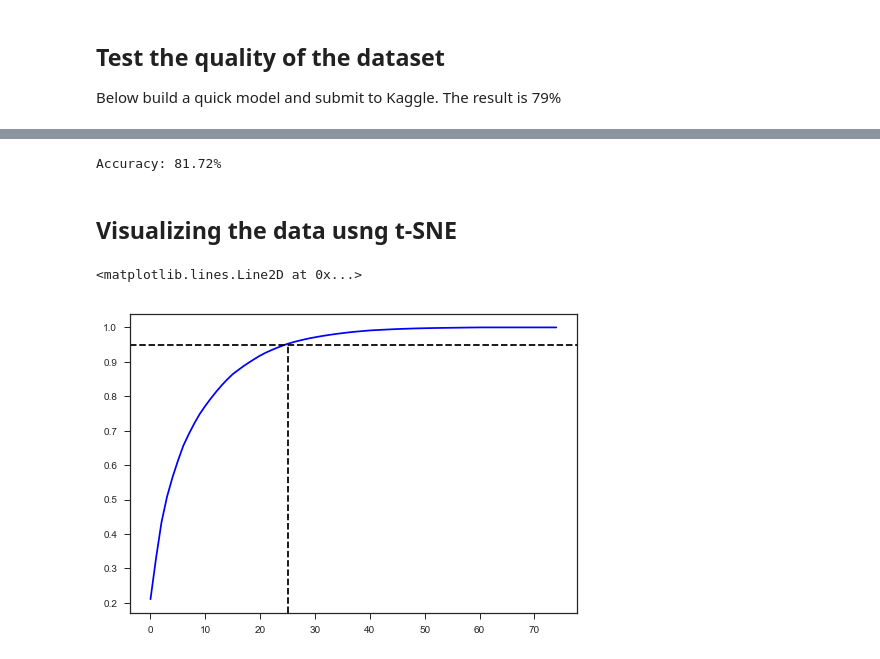
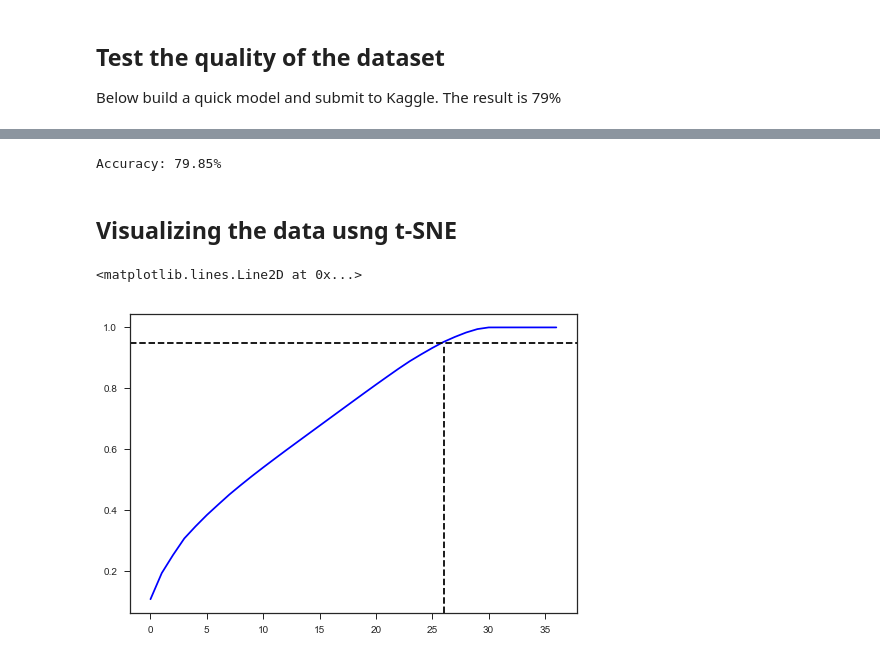
Before and after one commit to ymlai87416/PythonPlayground, a Jupyter notebook: DataScience/Kaggle/Titanic Machine Learning from Disaster/Titanic (Data Preparation).ipynb, the cells around one changed output, grey strips where cells are left out. Drawn from its saved outputs; the diff is of its cells as text; code cells hidden in the pictures.

```diff
--- a/DataScience/Kaggle/Titanic Machine Learning from Disaster/Titanic (Data Preparation).ipynb
+++ b/DataScience/Kaggle/Titanic Machine Learning from Disaster/Titanic (Data Preparation).ipynb
@@ -403,15 +526,11 @@ from sklearn.metrics import accuracy_score
 
 from six.moves import cPickle as pickle
 
-sel_cols= ["Pclass", "Sex", "SibSp", \
-                        "Parch", "FamilyMember", "Embarked", "Salutation", "CabinArea", "AgeDiscrete", "FareDiscrete"]
-#create train and test set
-full_dataset = pandas.concat([train_raw[sel_cols], test_raw[sel_cols]])
-full_dataset = full_dataset.apply(LabelEncoder().fit_transform)
-
 #create train and test dataset
-train_dataset = full_dataset[:len(train_raw)]
-test_dataset = full_dataset[len(train_raw):]
+train_dataset = get_train_ds(full_ds, train_raw)
+test_dataset = get_train_ds(full_ds, test_raw)
+train_dataset.sort_index(inplace=True)
+test_dataset.sort_index(inplace=True)
 
 #create train label
 train_label = train_raw["Survived"]
@@ -440,3 +583,14 @@ except Exception as e:
 ## Test the quality of the dataset
 
 Below build a quick model and submit to Kaggle. The result is 79%
+# %%
+columns = ["Pclass", "Embarked_enc", "Salutation_enc", "CabinArea_enc"]
+train_ds_onehot = train_dataset[["Pclass", "Sex_enc", "SibSp", "Parch", "Fare", "CabinArea_enc",\
+                                   "Embarked_enc", "Salutation_enc", "FamilyMember"]]
+train_ds_onehot = pandas.get_dummies(train_ds_onehot, sparse=True, columns=columns)
+display(train_ds_onehot[0:10])
+
+scaler = preprocessing.StandardScaler().fit(train_ds_onehot)
+train_ds_onehot_scaled = scaler.transform(train_ds_onehot)
+
+display(pandas.DataFrame(train_ds_onehot_scaled[0:10]))
@@ -443,9 +623,22 @@ Below build a quick model and submit to Kaggle. The result is 79%
+# %%
+def transform_ds_to_input(dataset):
+    columns = ["Pclass", "Embarked_enc", "Salutation_enc", "CabinArea_enc"]
+    ds_onehot = dataset[["Pclass", "Sex_enc", "SibSp", "Parch", "Fare", "CabinArea_enc",\
+                                       "Embarked_enc", "Salutation_enc", "FamilyMember"]]
+    ds_onehot = pandas.get_dummies(ds_onehot, sparse=True, columns=columns)
+    scaler = preprocessing.StandardScaler().fit(ds_onehot)
+    ds_onehot_scaled = scaler.transform(ds_onehot)
+    return ds_onehot_scaled
+
+train_ds_onehot_scaled = transform_ds_to_input(train_dataset)
+test_ds_onehot_scaled = transform_ds_to_input(test_dataset)
 # %%
 seed = 10
 test_size = 0.3
-X_train, X_test, y_train, y_test = train_test_split(train_dataset, train_label, test_size=test_size)
+X_train, X_test, y_train, y_test = train_test_split(train_ds_onehot_scaled, train_label, test_size=test_size)
 
-clf = RandomForestClassifier(n_estimators=5, max_features=3, max_depth=3, min_samples_split=2, random_state=0)
+#clf = RandomForestClassifier(n_estimators=5, max_features=3, max_depth=3, min_samples_split=2, random_state=0)
+clf = RandomForestClassifier()
 clf.fit(X_train, y_train)
 
 # make predictions for test data
@@ -455,7 +648,7 @@ predictions = [round(value) for value in y_pred]
 accuracy = accuracy_score(y_test, predictions)
 print("Accuracy: %.2f%%" % (accuracy * 100.0))
 # %% [output]
-Accuracy: 81.72%
+Accuracy: 79.85%
 # %%
 r_pred = clf.predict(test_dataset)
 r_predictions = [int(round(value)) for value in r_pred]
@@ -468,19 +661,17 @@ submission_df.to_csv("submission_rf.csv", sep=',')
 # %%
 from sklearn.decomposition import PCA
 #study pca
 
-columns = ["Pclass", "Sex", "SibSp", "Parch", "FamilyMember", "Embarked", "Salutation", "CabinArea", "AgeDiscrete", "FareDiscrete"]
-train_datasett_onehot = pandas.get_dummies(train_dataset, sparse=True, columns=columns)
 pca = PCA()
-pca.fit(train_datasett_onehot)
+pca.fit(train_ds_onehot_scaled)
 cumsum = np.cumsum(pca.explained_variance_ratio_)
 
 plt.plot([i for i in range(len(cumsum))],cumsum,'b-')
 plt.axhline(y=0.95, xmin=0, xmax=1, hold=None, c='k', linestyle='--')
-plt.axvline(x=25, ymin=0, ymax=0.9, hold=None, c='k', linestyle='--')
+plt.axvline(x=26, ymin=0, ymax=0.9, hold=None, c='k', linestyle='--')
 # %% [output]
 <matplotlib.lines.Line2D at 0x...>
-[figure, old version]
+[figure, new version]
 # %%
 import sklearn.manifold
 
```
Also changed, not shown: parts of 16 cells of this notebook, 14 other files.
